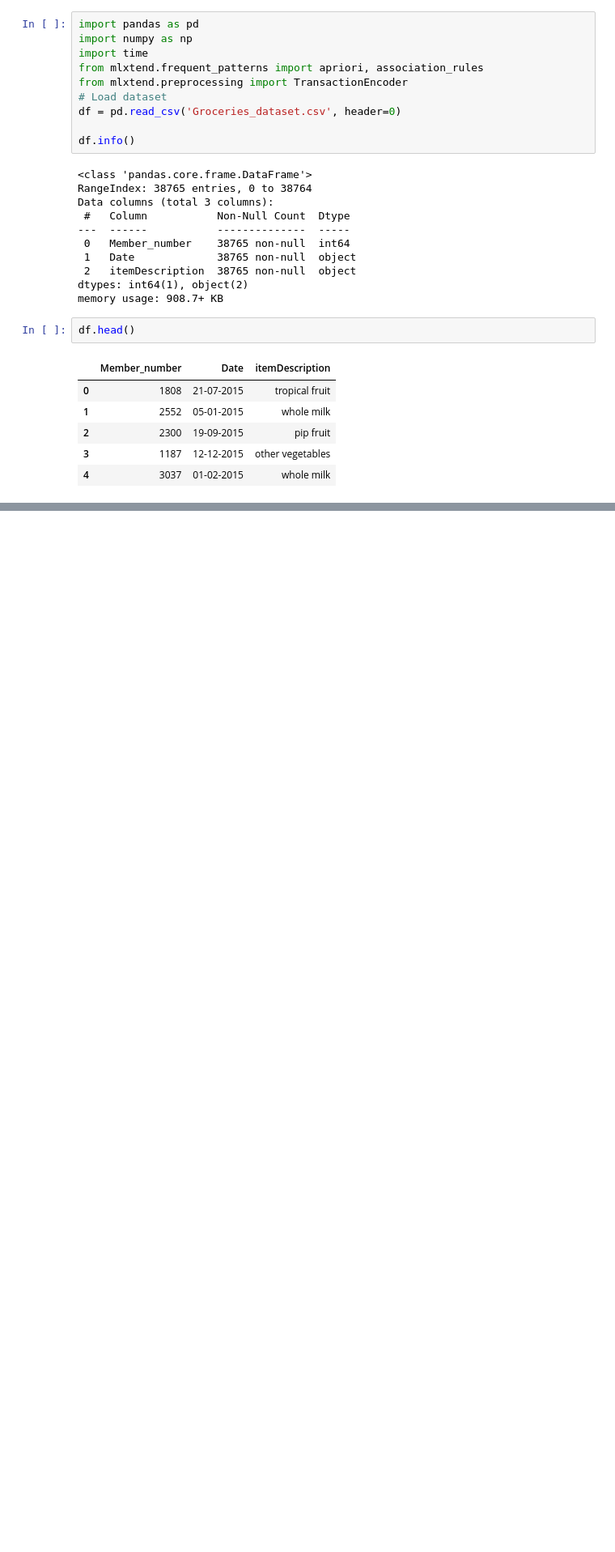
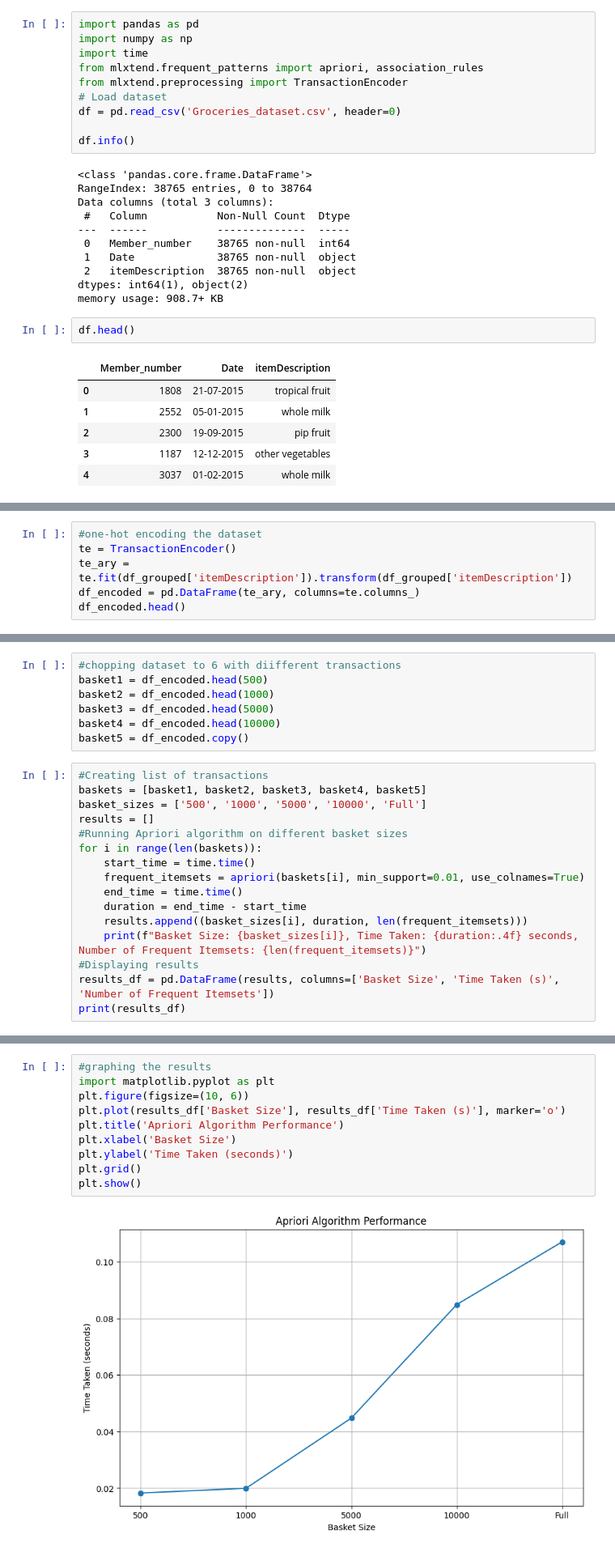
Before and after one commit to lilai3552/Association_Mining, a Jupyter notebook: main.ipynb, the cells around one changed output, grey strips where cells are left out. Shown at 81% size. Drawn from its saved outputs; the diff is of its cells as text; blank space fills up the shorter version.

```diff
--- a/main.ipynb
+++ b/main.ipynb
@@ -91,0 +57,6 @@ Number of rules generated: 62
+# %%
+#one-hot encoding the dataset
+te = TransactionEncoder()
+te_ary = te.fit(df_grouped['itemDescription']).transform(df_grouped['itemDescription'])
+df_encoded = pd.DataFrame(te_ary, columns=te.columns_)
+df_encoded.head()
@@ -91,0 +71,23 @@ Number of rules generated: 62
+# %%
+#chopping dataset to 6 with diifferent transactions
+basket1 = df_encoded.head(500)
+basket2 = df_encoded.head(1000)
+basket3 = df_encoded.head(5000)
+basket4 = df_encoded.head(10000)
+basket5 = df_encoded.copy()
+# %%
+#Creating list of transactions
+baskets = [basket1, basket2, basket3, basket4, basket5]
+basket_sizes = ['500', '1000', '5000', '10000', 'Full']
+results = []
+#Running Apriori algorithm on different basket sizes
+for i in range(len(baskets)):
+    start_time = time.time()
+    frequent_itemsets = apriori(baskets[i], min_support=0.01, use_colnames=True)
+    end_time = time.time()
+    duration = end_time - start_time
+    results.append((basket_sizes[i], duration, len(frequent_itemsets)))
+    print(f"Basket Size: {basket_sizes[i]}, Time Taken: {duration:.4f} seconds, Number of Frequent Itemsets: {len(frequent_itemsets)}")
+#Displaying results
+results_df = pd.DataFrame(results, columns=['Basket Size', 'Time Taken (s)', 'Number of Frequent Itemsets'])
+print(results_df)
@@ -91,0 +106,12 @@ Number of rules generated: 62
+# %%
+#graphing the results
+import matplotlib.pyplot as plt
+plt.figure(figsize=(10, 6))
+plt.plot(results_df['Basket Size'], results_df['Time Taken (s)'], marker='o')
+plt.title('Apriori Algorithm Performance')
+plt.xlabel('Basket Size')
+plt.ylabel('Time Taken (seconds)')
+plt.grid()
+plt.show()
+# %% [output]
+[figure, added]
```
Also changed, not shown: parts of 9 cells of this notebook.
